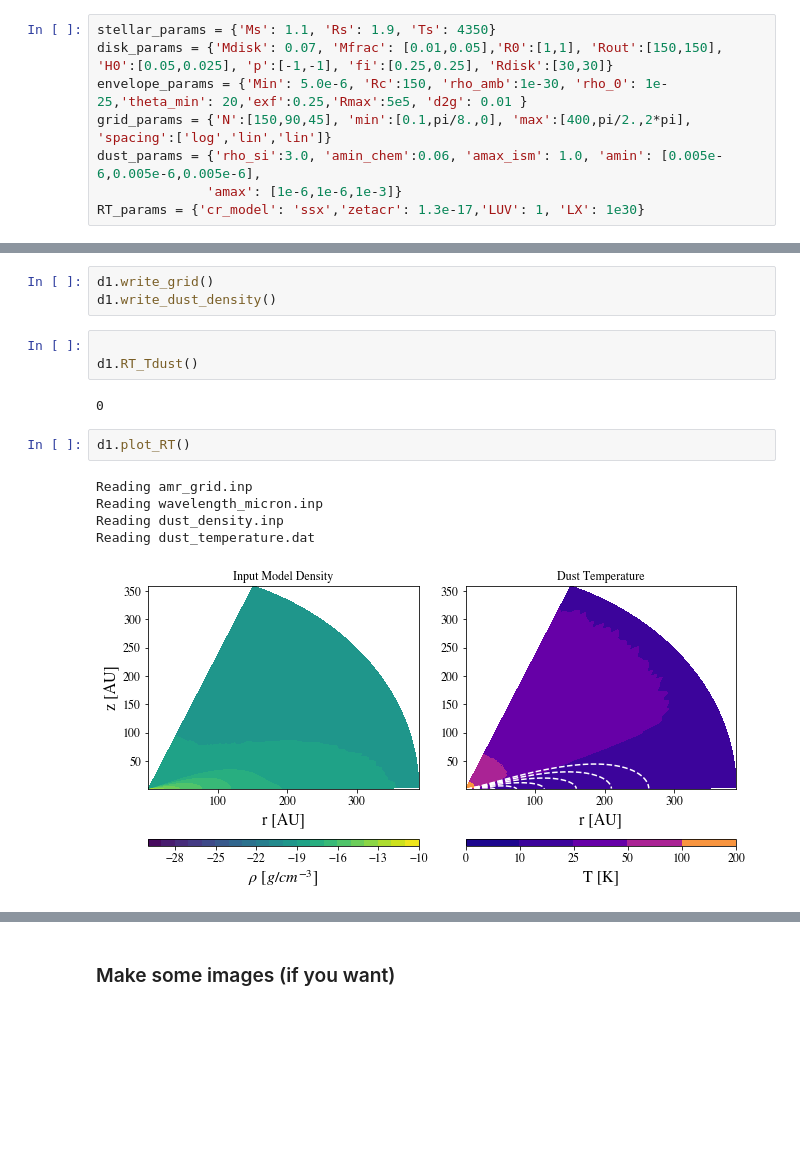
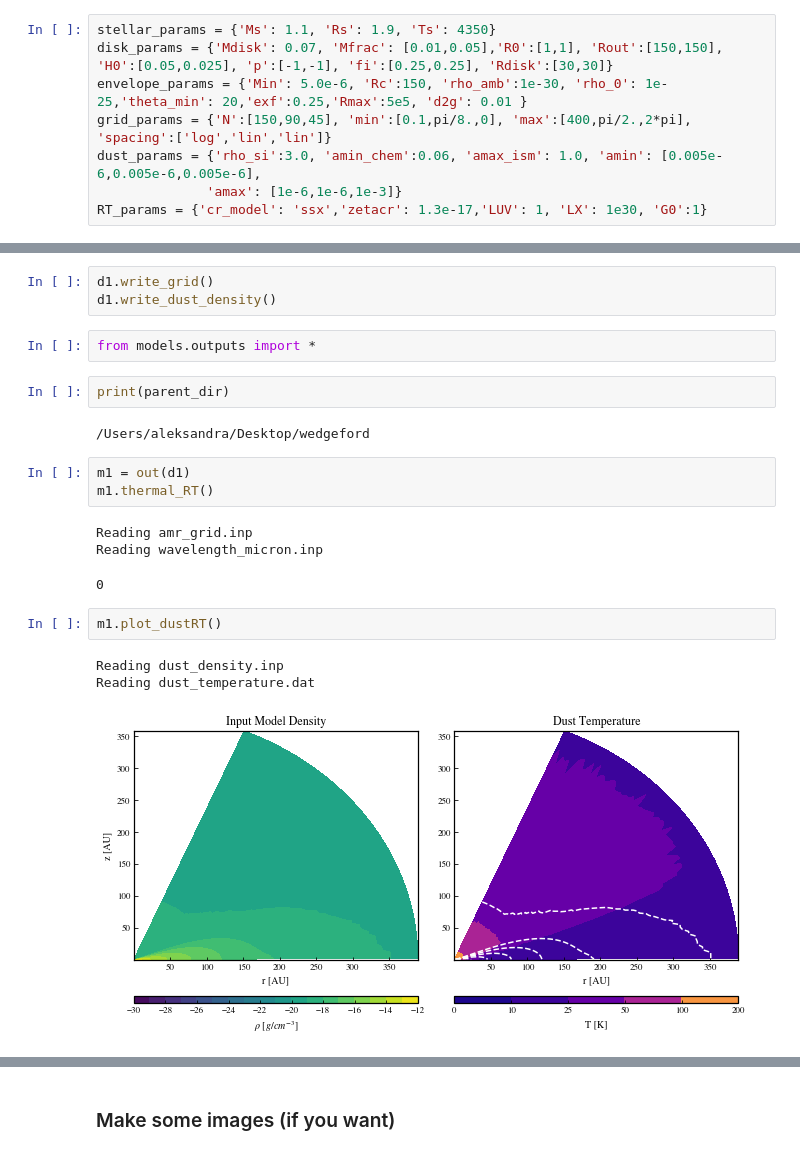
Before and after one commit to uconn-origins/wedgeford, a Jupyter notebook: make_model.ipynb, the cells around one changed output, grey strips where cells are left out. Cells and saved outputs as stored; diff of their text form; blank space fills up the shorter version.

```diff
--- a/make_model.ipynb
+++ b/make_model.ipynb
@@ -19,7 +19,7 @@ envelope_params = {'Min': 5.0e-6, 'Rc':150, 'rho_amb':1e-30, 'rho_0': 1e-25,'the
 grid_params = {'N':[150,90,45], 'min':[0.1,pi/8.,0], 'max':[400,pi/2.,2*pi], 'spacing':['log','lin','lin']}
 dust_params = {'rho_si':3.0, 'amin_chem':0.06, 'amax_ism': 1.0, 'amin': [0.005e-6,0.005e-6,0.005e-6],
               'amax': [1e-6,1e-6,1e-3]}
-RT_params = {'cr_model': 'ssx','zetacr': 1.3e-17,'LUV': 1, 'LX': 1e30}
+RT_params = {'cr_model': 'ssx','zetacr': 1.3e-17,'LUV': 1, 'LX': 1e30, 'G0':1}
 # %%
 d1 = model(stellar_params, disk_params, envelope_params,grid_params,dust_params,RT_params)
 print('Assigned model directory:' + d1.outdir)
@@ -42,16 +42,22 @@ d1.plot_components(2)#large dust
 # %%
 d1.write_grid()
 d1.write_dust_density()
-# %%
-
-d1.RT_Tdust()
-# %% [output]
-0
-# %%
-d1.plot_RT()
-# %% [output]
-Reading amr_grid.inp
-Reading wavelength_micron.inp
-Reading dust_density.inp
-Reading dust_temperature.dat
-[figure, removed]
+# %%
+from models.outputs import *
+# %%
+print(parent_dir)
+# %% [output]
+/Users/aleksandra/Desktop/wedgeford
+# %%
+m1 = out(d1)
+m1.thermal_RT()
+# %% [output]
+Reading amr_grid.inp
+Reading wavelength_micron.inp
+0
+# %%
+m1.plot_dustRT()
+# %% [output]
+Reading dust_density.inp
+Reading dust_temperature.dat
+[figure, added]
```
Also changed, not shown: parts of 8 cells of this notebook, 37 other files.
